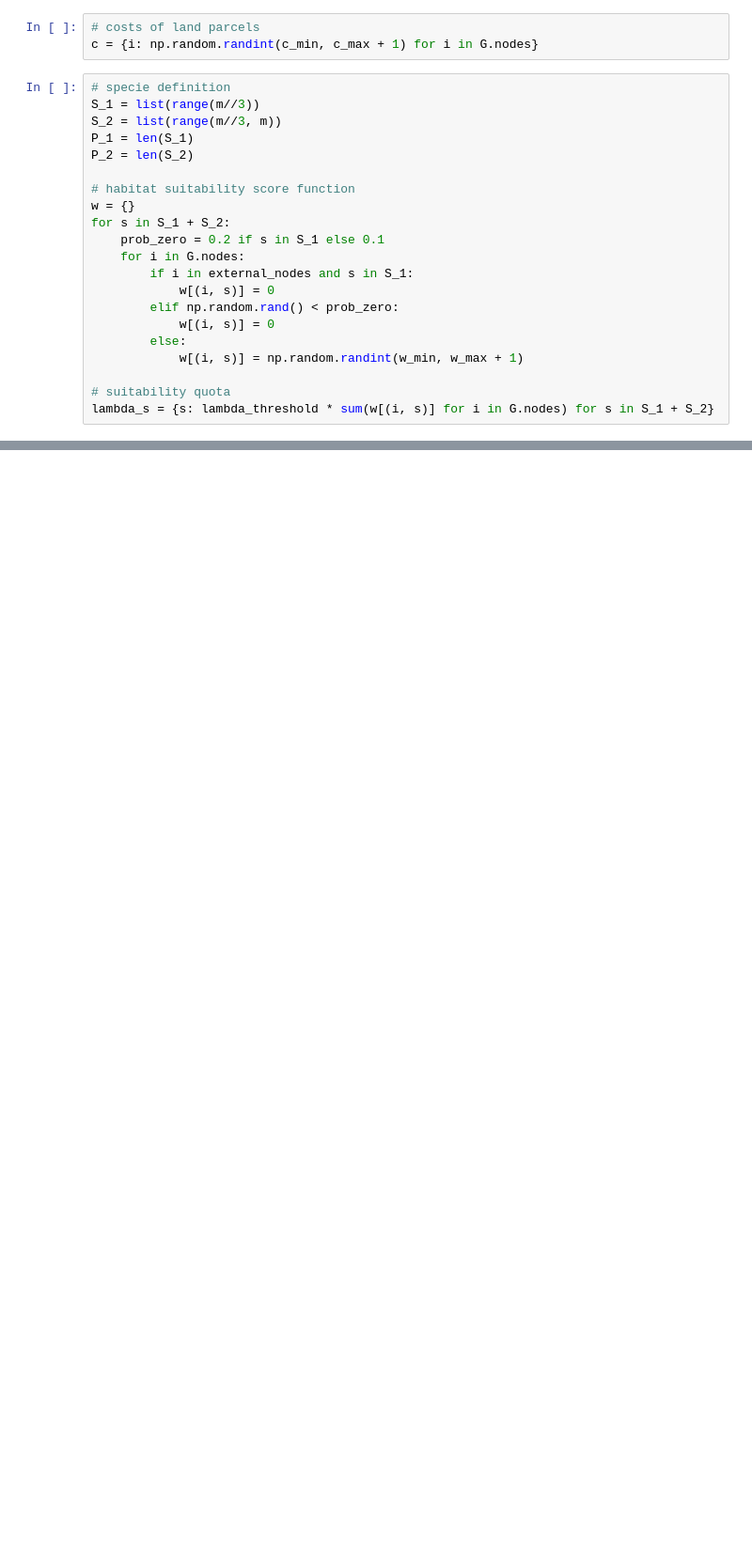
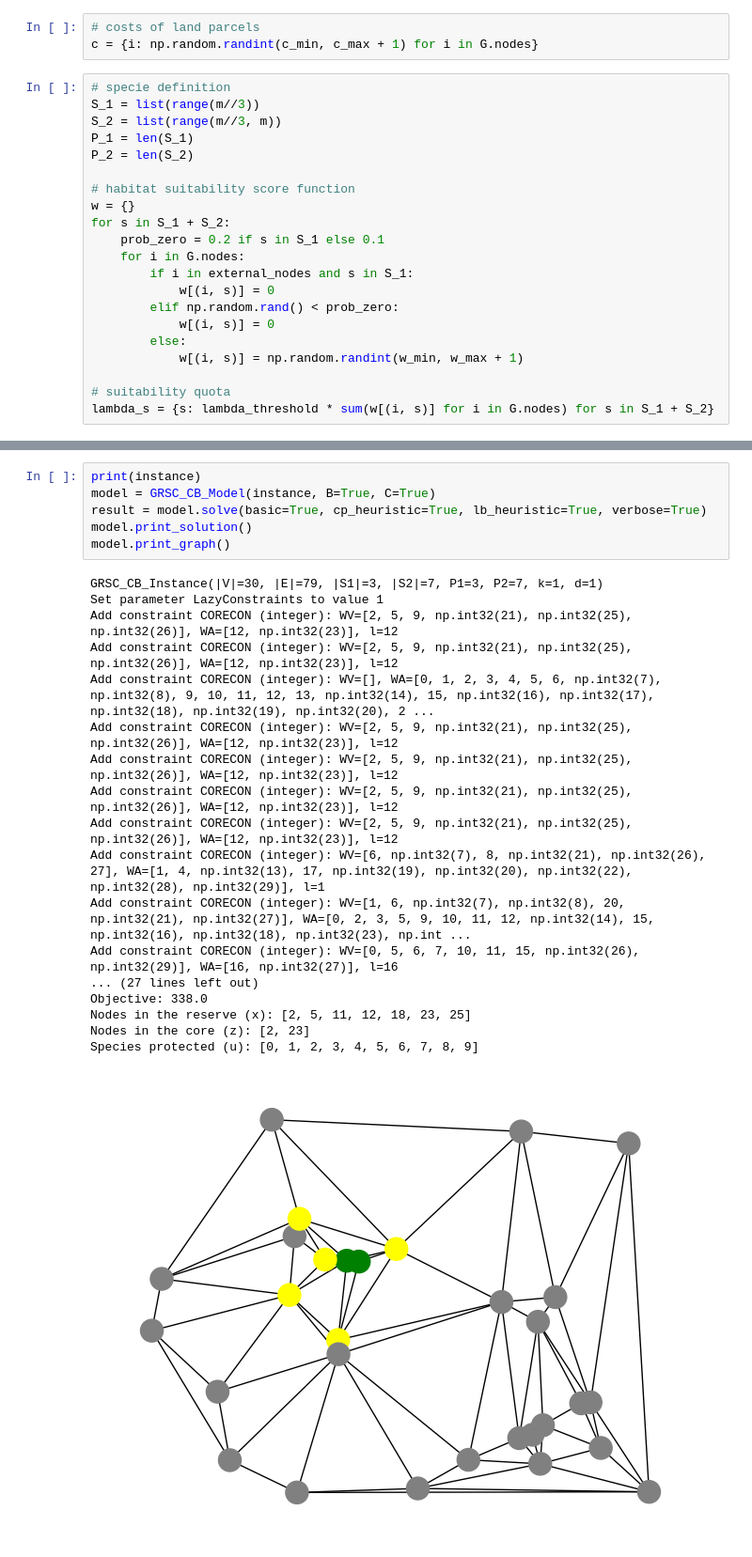
Before and after one commit to panguccio/ReserveDesign, a Jupyter notebook: code/grsc_cb/test.ipynb, the cells around one changed output, grey strips where cells are left out. Shown at 94% size. Cells and saved outputs as stored; diff of their text form; blank space fills up the shorter version.

```diff
--- a/code/grsc_cb/test.ipynb
+++ b/code/grsc_cb/test.ipynb
@@ -144,0 +185,25 @@ Objective: 2148.0
+# %%
+print(instance)
+model = GRSC_CB_Model(instance, B=True, C=True)
+result = model.solve(basic=True, cp_heuristic=True, lb_heuristic=True, verbose=True)
+model.print_solution()
+model.print_graph()
+# %% [output]
+GRSC_CB_Instance(|V|=30, |E|=79, |S1|=3, |S2|=7, P1=3, P2=7, k=1, d=1)
+Set parameter LazyConstraints to value 1
+Add constraint CORECON (integer): WV=[2, 5, 9, np.int32(21), np.int32(25), np.int32(26)], WA=[12, np.int32(23)], l=12
+Add constraint CORECON (integer): WV=[2, 5, 9, np.int32(21), np.int32(25), np.int32(26)], WA=[12, np.int32(23)], l=12
+Add constraint CORECON (integer): WV=[], WA=[0, 1, 2, 3, 4, 5, 6, np.int32(7), np.int32(8), 9, 10, 11, 12, 13, np.int32(14), 15, np.int32(16), np.int32(17), np.int32(18), np.int32(19), np.int32(20), 2 ...
+Add constraint CORECON (integer): WV=[2, 5, 9, np.int32(21), np.int32(25), np.int32(26)], WA=[12, np.int32(23)], l=12
+Add constraint CORECON (integer): WV=[2, 5, 9, np.int32(21), np.int32(25), np.int32(26)], WA=[12, np.int32(23)], l=12
+Add constraint CORECON (integer): WV=[2, 5, 9, np.int32(21), np.int32(25), np.int32(26)], WA=[12, np.int32(23)], l=12
+Add constraint CORECON (integer): WV=[2, 5, 9, np.int32(21), np.int32(25), np.int32(26)], WA=[12, np.int32(23)], l=12
+Add constraint CORECON (integer): WV=[6, np.int32(7), 8, np.int32(21), np.int32(26), 27], WA=[1, 4, np.int32(13), 17, np.int32(19), np.int32(20), np.int32(22), np.int32(28), np.int32(29)], l=1
+Add constraint CORECON (integer): WV=[1, 6, np.int32(7), np.int32(8), 20, np.int32(21), np.int32(27)], WA=[0, 2, 3, 5, 9, 10, 11, 12, np.int32(14), 15, np.int32(16), np.int32(18), np.int32(23), np.int ...
+Add constraint CORECON (integer): WV=[0, 5, 6, 7, 10, 11, 15, np.int32(26), np.int32(29)], WA=[16, np.int32(27)], l=16
+... (27 lines left out)
+Objective: 338.0
+Nodes in the reserve (x): [2, 5, 11, 12, 18, 23, 25]
+Nodes in the core (z): [2, 23]
+Species protected (u): [0, 1, 2, 3, 4, 5, 6, 7, 8, 9]
+[figure, added]
```
Also changed, not shown: parts of 9 cells of this notebook.
